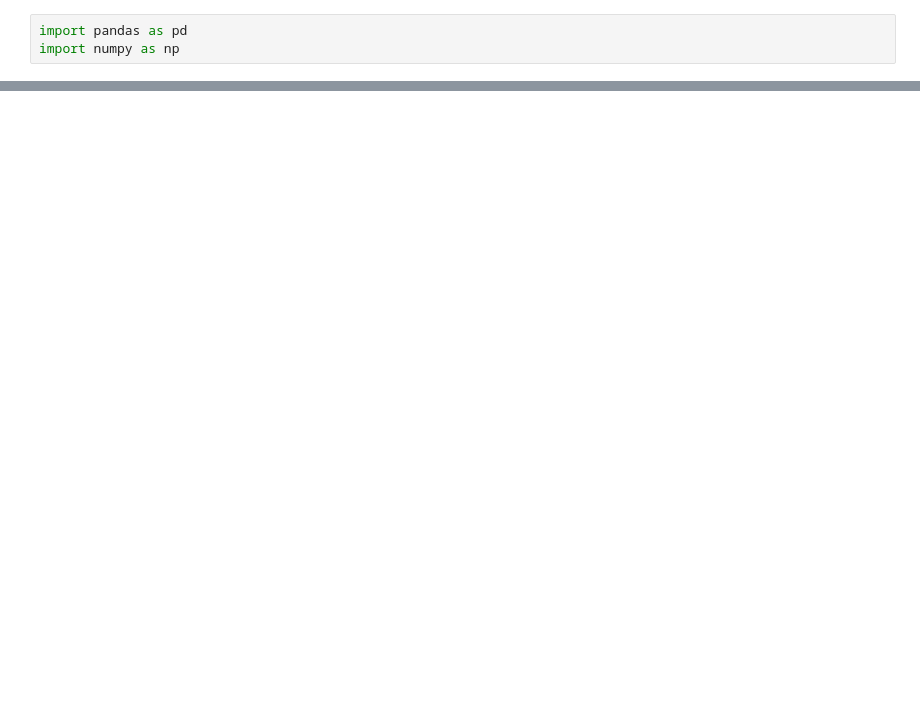
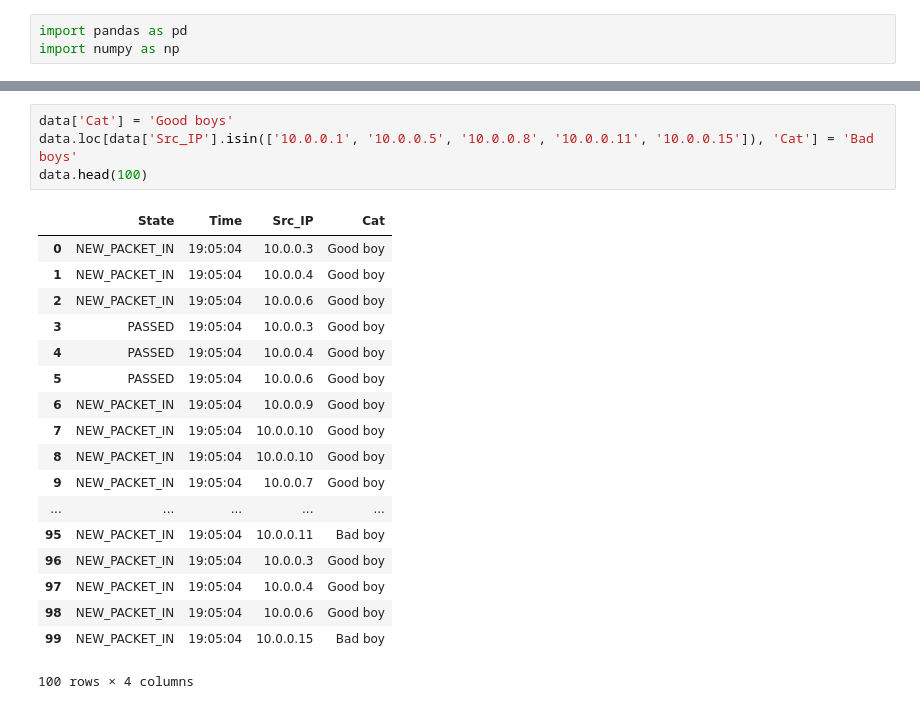
Before and after one commit to BarboraCelesova/DP-SecuritySDN, a Jupyter notebook: makeStatisticsJupyter.ipynb, the cells around one changed output, grey strips where cells are left out. Drawn from its saved outputs; the diff is of its cells as text; blank space fills up the shorter version.

```diff
--- a/makeStatisticsJupyter.ipynb
+++ b/makeStatisticsJupyter.ipynb
@@ -19 +81,24 @@ data.head(10)
+# %%
+data['Cat'] = 'Good boys'
+data.loc[data['Src_IP'].isin(['10.0.0.1', '10.0.0.5', '10.0.0.8', '10.0.0.11', '10.0.0.15']), 'Cat'] = 'Bad boys'
+data.head(100)
+# %% [output]
+|  | State | Time | Src_IP | Cat |
+| 0 | NEW_PACKET_IN | 19:05:04 | 10.0.0.3 | Good boy |
+| 1 | NEW_PACKET_IN | 19:05:04 | 10.0.0.4 | Good boy |
+| 2 | NEW_PACKET_IN | 19:05:04 | 10.0.0.6 | Good boy |
+| 3 | PASSED | 19:05:04 | 10.0.0.3 | Good boy |
+| 4 | PASSED | 19:05:04 | 10.0.0.4 | Good boy |
+| 5 | PASSED | 19:05:04 | 10.0.0.6 | Good boy |
+| 6 | NEW_PACKET_IN | 19:05:04 | 10.0.0.9 | Good boy |
+| 7 | NEW_PACKET_IN | 19:05:04 | 10.0.0.10 | Good boy |
+| 8 | NEW_PACKET_IN | 19:05:04 | 10.0.0.10 | Good boy |
+| 9 | NEW_PACKET_IN | 19:05:04 | 10.0.0.7 | Good boy |
+| ... | ... | ... | ... | ... |
+| 95 | NEW_PACKET_IN | 19:05:04 | 10.0.0.11 | Bad boy |
+| 96 | NEW_PACKET_IN | 19:05:04 | 10.0.0.3 | Good boy |
+| 97 | NEW_PACKET_IN | 19:05:04 | 10.0.0.4 | Good boy |
+| 98 | NEW_PACKET_IN | 19:05:04 | 10.0.0.6 | Good boy |
+| 99 | NEW_PACKET_IN | 19:05:04 | 10.0.0.15 | Bad boy |
+100 rows × 4 columns
 # %%
```
Also changed, not shown: parts of 8 cells of this notebook, 1 other file.
